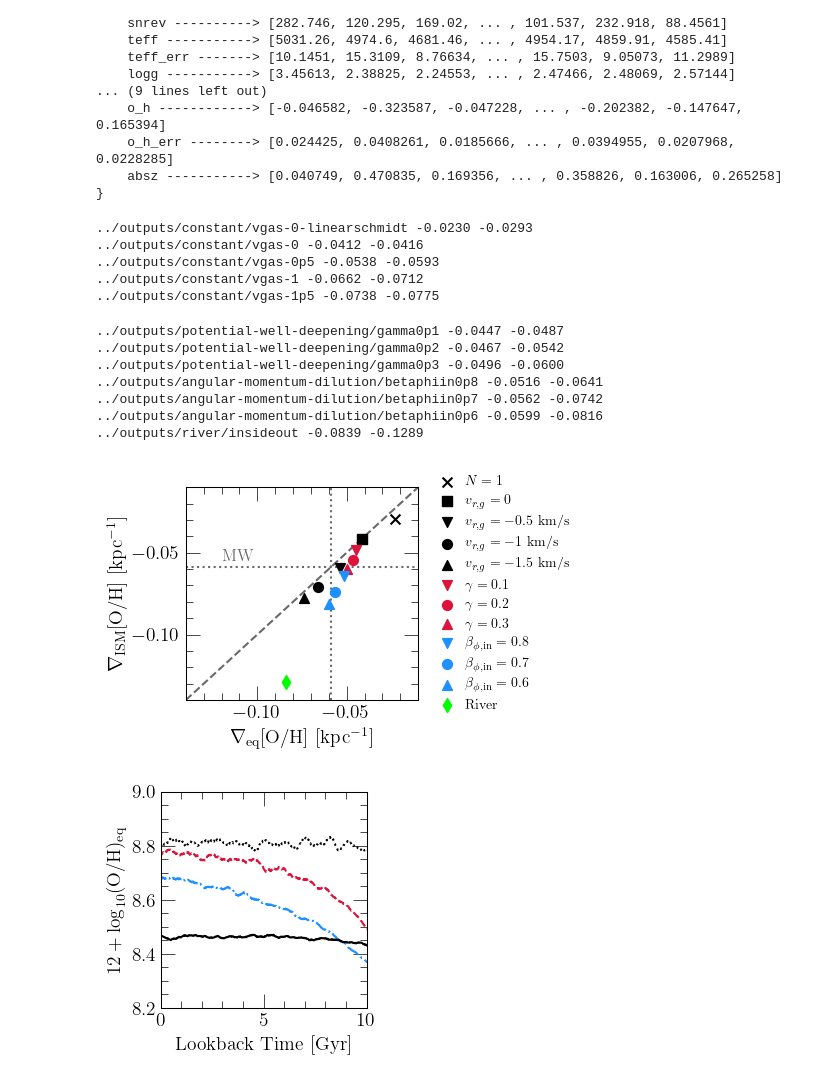
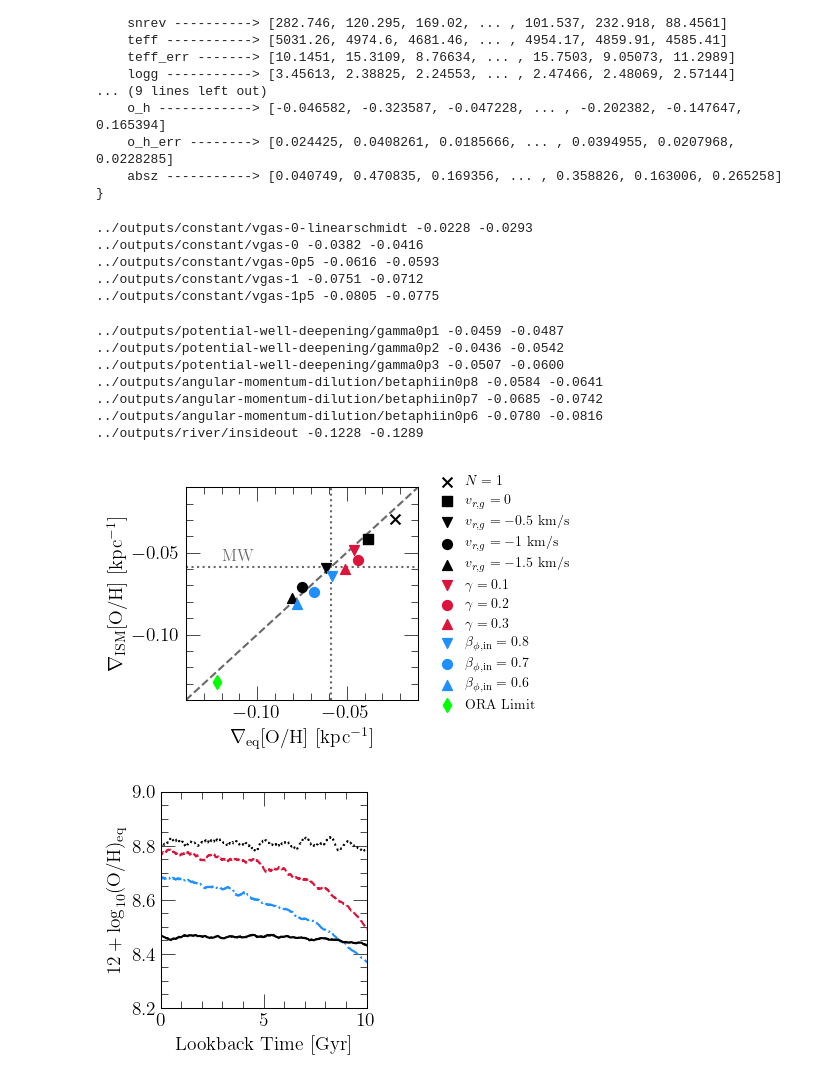
Before and after one commit to giganano/radial-flows, a Jupyter notebook: notebooks/equilibrium.ipynb, the cells around one changed output. Saved outputs shown, nothing was run; the diff lists cells and outputs as text; code cells hidden in the pictures.

```diff
--- a/notebooks/equilibrium.ipynb
+++ b/notebooks/equilibrium.ipynb
@@ -203,20 +256,15 @@ LABELS = [
     r"$v_{r,g} = -0.5$ km/s", r"$v_{r,g} = -1$ km/s", r"$v_{r,g} = -1.5$ km/s",
     r"$\gamma = 0.1$", r"$\gamma = 0.2$", r"$\gamma = 0.3$",
     r"$\beta_{\phi,\text{in}} = 0.8$", r"$\beta_{\phi,\text{in}} = 0.7$", r"$\beta_{\phi,\text{in}} = 0.6$",
-    "River"
+    "ORA Limit"
 ]
 
 fig = plt.figure(figsize = (5, 3.))
 ax = fig.add_subplot(111)
 ax.set_ylabel(r"$\nabla_\text{ISM}$[O/H] [kpc$^{-1}$]")
 ax.set_xlabel(r"$\nabla_\text{eq}$[O/H] [kpc$^{-1}$]")
-# ax.set_xlim([-0.15, -0.02])
-# ax.set_ylim([-0.22, -0.02])
-# ax.set_xlim([-0.34, 0])
 ax.set_xlim([-0.14, -0.01])
 ax.set_ylim(ax.get_xlim())
-# ax.set_xticks([-0.1, -0.05])
-# ax.set_yticks([-0.1, -0.05])
 
 mwslope = -0.059
 kwargs = {
@@ -232,67 +280,46 @@ ax.text(-0.12, -0.055, r"MW", fontsize = 12, color = kwargs["c"])
 
 for i in range(len(outputs)):
     kwargs = {
         "c": named_colors()[COLORS[i]],
         "marker": markers()[MARKERS[i]],
         "label": LABELS[i],
         "s": 50
     }
     if i: kwargs["zorder"] = 0
     ism = ism_gradient(outputs[i], 0)
     eq = eq_gradient(outputs[i], 0)
-    # print(ism, eq)
     print(outputs[i].name, "%.4f" % (eq), "%.4f" % (ism))
     # if LABELS[i] != "River": ax.scatter(eq, ism, **kwargs)
     ax.scatter(eq, ism, **kwargs)
-
-# shaded = [-0.07, -0.05]
-# ax.plot(shaded, shaded, c = named_colors()["black"], zorder = -100)
-# ax.scatter([-0.06], [-0.06],
-#     c = named_colors()["grey"],
-#     marker = markers()["x"],
-#     s = 50,
-#     zorder = -1000,
-#     label = "MW")
-# ax.text(-0.15, -0.065, r"MW", fontsize = 12)
-# ax.arrow(-0.12, -0.06, 0.03, 0,
-#     color = named_colors()["grey"],
-#     head_length = 0.01,
-#     head_width = 0.01)
-
-# ax.text(-0.03, -0.09, r"River", fontsize = 12)
-# ax.arrow(-0.033, -0.088, -0.012, -0.012,
-#     color = named_colors()["grey"],
-#     head_length = 0.008,
-#     head_width = 0.008)
 
 kwargs = {
     "loc": mpl_loc("center left"),
     "bbox_to_anchor": (1.01, 0.5),
     "fontsize": 10,
     "scatterpoints": 1
 }
 leg = ax.legend(**kwargs)
 
 plt.tight_layout()
 for ext in ["pdf", "jpeg"]:
     kwargs = {}
     if ext == "jpeg": kwargs["dpi"] = 200
     plt.savefig("./equilibrium/gradism-gradeq-comp.%s" % (ext), **kwargs)
 plt.show()
 # %% [output]
-../outputs/constant/vgas-0-linearschmidt -0.0230 -0.0293
-../outputs/constant/vgas-0 -0.0412 -0.0416
-../outputs/constant/vgas-0p5 -0.0538 -0.0593
-../outputs/constant/vgas-1 -0.0662 -0.0712
-../outputs/constant/vgas-1p5 -0.0738 -0.0775
+../outputs/constant/vgas-0-linearschmidt -0.0228 -0.0293
+../outputs/constant/vgas-0 -0.0382 -0.0416
+../outputs/constant/vgas-0p5 -0.0616 -0.0593
+../outputs/constant/vgas-1 -0.0751 -0.0712
+../outputs/constant/vgas-1p5 -0.0805 -0.0775
-../outputs/potential-well-deepening/gamma0p1 -0.0447 -0.0487
-../outputs/potential-well-deepening/gamma0p2 -0.0467 -0.0542
-../outputs/potential-well-deepening/gamma0p3 -0.0496 -0.0600
-../outputs/angular-momentum-dilution/betaphiin0p8 -0.0516 -0.0641
-../outputs/angular-momentum-dilution/betaphiin0p7 -0.0562 -0.0742
-../outputs/angular-momentum-dilution/betaphiin0p6 -0.0599 -0.0816
-../outputs/river/insideout -0.0839 -0.1289
+../outputs/potential-well-deepening/gamma0p1 -0.0459 -0.0487
+../outputs/potential-well-deepening/gamma0p2 -0.0436 -0.0542
+../outputs/potential-well-deepening/gamma0p3 -0.0507 -0.0600
+../outputs/angular-momentum-dilution/betaphiin0p8 -0.0584 -0.0641
+../outputs/angular-momentum-dilution/betaphiin0p7 -0.0685 -0.0742
+../outputs/angular-momentum-dilution/betaphiin0p6 -0.0780 -0.0816
+../outputs/river/insideout -0.1228 -0.1289
-[figure, old version]
+[figure, new version]
 # %%
 outputs = [
     # "../outputs/constant/vgas-0",
```
Also changed, not shown: parts of 2 cells of this notebook, 9 other files.
